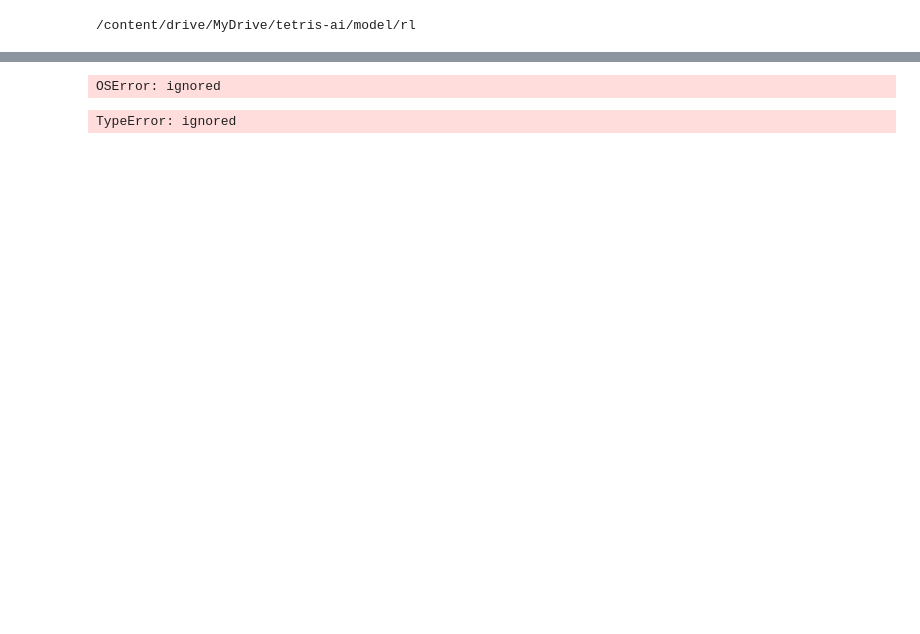
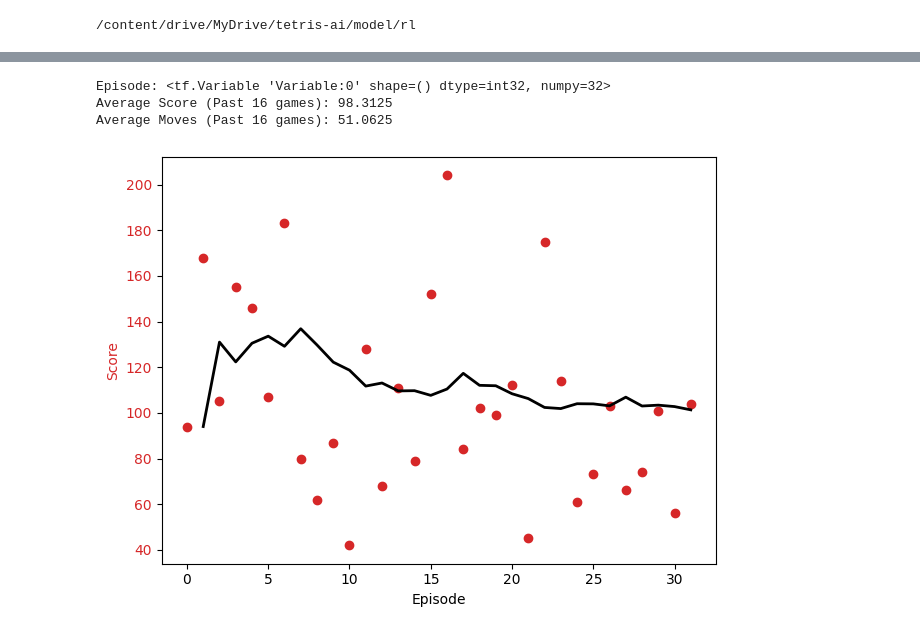
Before and after one commit to bbenip/tetris-ai, a Jupyter notebook: model/rl/rl_model.ipynb, the cells around one changed output, grey strips where cells are left out. Saved outputs shown, nothing was run; the diff lists cells and outputs as text; code cells hidden in the pictures; blank space fills up the shorter version.

Commit message:
Save checkpoints Fix moving average

```diff
--- a/model/rl/rl_model.ipynb
+++ b/model/rl/rl_model.ipynb
@@ -4,7 +4,7 @@
 # @title Default title text
 MOUNT_DRIVE = True # @param {type:"boolean"}
 CLONE_REPO = False # @param {type:"boolean"}
-CONNECT_TPU = True # @param {type:"boolean"}
+CONNECT_TPU = False # @param {type:"boolean"}
 # %%
 if MOUNT_DRIVE:
   from google.colab import drive
@@ -72,3 +37,16 @@ LINE_HEIGHT_PENALTY = 10 # @param {type:"integer"}
+# %%
+import os
+#Cloud TPUs can only save to GCP Buckets but we can use the tmp directory to get around that
+if CONNECT_TPU:
+  CHECKPOINT_DIR = "/tmp/training_checkpoints"
+  CHECKPOINT_PREFIX = "tpu-ckpt"
+  CHECKPOINT_OPTS = tf.train.CheckpointOptions(experimental_io_device="/job:localhost")
+else:
+  CHECKPOINT_DIR = "./training_checkpoints"
+  CHECKPOINT_PREFIX = "ckpt"
+  CHECKPOINT_OPTS = None
+
+CHECKPOINT_PATH = os.path.join(CHECKPOINT_DIR, CHECKPOINT_PREFIX)
 # %%
 from tensorflow.keras.layers import Input, Conv2D, MaxPooling2D, Flatten, Dense, concatenate, InputLayer
 # %%
@@ -274,17 +266,36 @@ pre_model = None
-# %%
-pre_model = tf.keras.models.load_model("./model")
-# %% [output]
-OSError: ignored
+# %%
+# @title Training Constants
+NUM_EPISODES = 1024 # @param {type:"integer"}
+MAX_MOVES = 1024 # @param {type:"integer"}
+BATCH_SIZE = 32 # @param {type:"integer"}
+DISCOUNT_FACTOR = 1 # @param {type:"slider", min:0, max:1, step:0.01}
+EXPLORATION_START = 0.8 # @param {type:"slider", min:0, max:1, step:0.1}
+EXPLORATION_END = 0.3 # @param {type:"slider", min:0, max:1, step:0.1}
+E_DECAY_STEPS = 512 # @param {type:"integer"}
+LEARNING_RATE = 0.003 # @param {type:"number"}
+
+EPISODES_PER_UPDATE = 32 # @param {type:"integer"}
+EPISODES_PER_CHECKPOINT = 32 # @param {type:"integer"}
+
+INVALID_MOVE_REWARD = -999 # @param {type:"integer"}
+GAME_OVER_REWARD = -99 # @param {type:"integer"}
+VALID_MOVE_REWARD = 1 # @param {type:"integer"}
+STACK_HEIGHT_PENALTY = 4 # @param {type:"integer"}
 # %%
 from tetris import TetrisApp
 
-REWARDS = (INVALID_MOVE_REWARD, GAME_OVER_REWARD, VALID_MOVE_REWARD, LINE_HEIGHT_PENALTY)
+REWARDS = (INVALID_MOVE_REWARD, GAME_OVER_REWARD, VALID_MOVE_REWARD, STACK_HEIGHT_PENALTY)
 env = TetrisApp(ai=True, rewards=REWARDS)
 dqn(env,
     num_episodes=NUM_EPISODES,
-    pretrained_model=pre_model,
     batch_size=BATCH_SIZE,
+    ε_start=EXPLORATION_START,
+    ε_end=EXPLORATION_END,
+    ε_decay_steps=E_DECAY_STEPS,
     gamma=DISCOUNT_FACTOR,
     learning_rate=LEARNING_RATE)
 # %% [output]
-TypeError: ignored
+Episode: <tf.Variable 'Variable:0' shape=() dtype=int32, numpy=32>
+Average Score (Past 16 games): 98.3125
+Average Moves (Past 16 games): 51.0625
+[figure, added]
```
Also changed, not shown: parts of 7 cells of this notebook.
